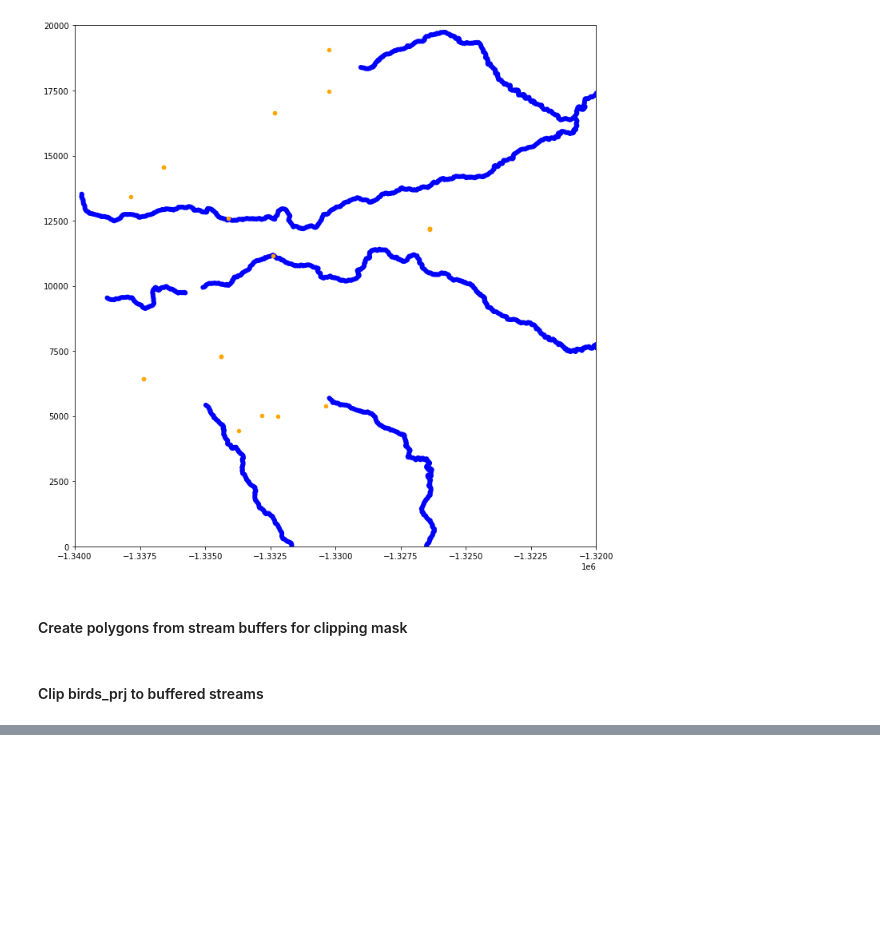
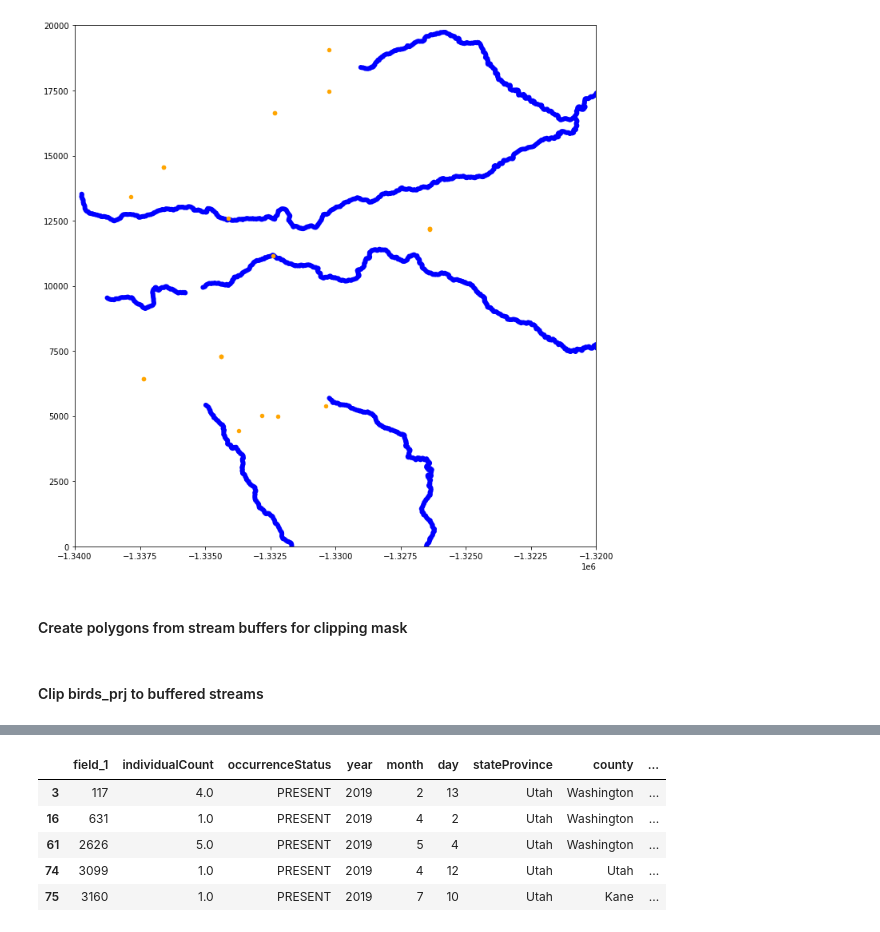
Before and after one commit to zac-stanley/birds-utah, a Jupyter notebook: notebooks/bird_occurrences_utah_explore_reproject_buffer_intersect.ipynb, the cells around one changed output, grey strips where cells are left out. Cells and saved outputs as stored; diff of their text form; code cells hidden in the pictures; blank space fills up the shorter version.

```diff
--- a/notebooks/bird_occurrences_utah_explore_reproject_buffer_intersect.ipynb
+++ b/notebooks/bird_occurrences_utah_explore_reproject_buffer_intersect.ipynb
@@ -115,0 +138,9 @@ utah_riparian_birds = birds_prj[birds_prj.geometry.intersects(utah_streams_buffe
+# %%
+utah_riparian_birds.head()
+# %% [output]
+|  | field_1 | individualCount | occurrenceStatus | year | month | day | stateProvince | county | ... |
+| 3 | 117 | 4.0 | PRESENT | 2019 | 2 | 13 | Utah | Washington | ... |
+| 16 | 631 | 1.0 | PRESENT | 2019 | 4 | 2 | Utah | Washington | ... |
+| 61 | 2626 | 5.0 | PRESENT | 2019 | 5 | 4 | Utah | Washington | ... |
+| 74 | 3099 | 1.0 | PRESENT | 2019 | 4 | 12 | Utah | Utah | ... |
+| 75 | 3160 | 1.0 | PRESENT | 2019 | 7 | 10 | Utah | Kane | ... |
```
Also changed, not shown: parts of 7 cells of this notebook, 1 other file.
